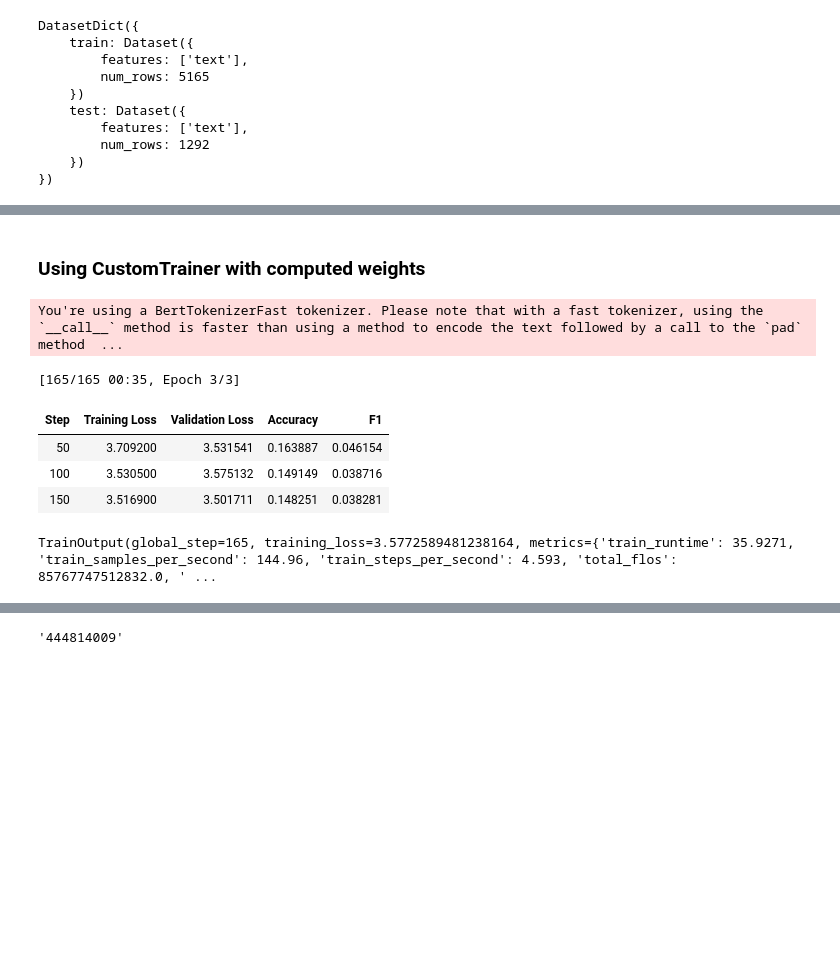
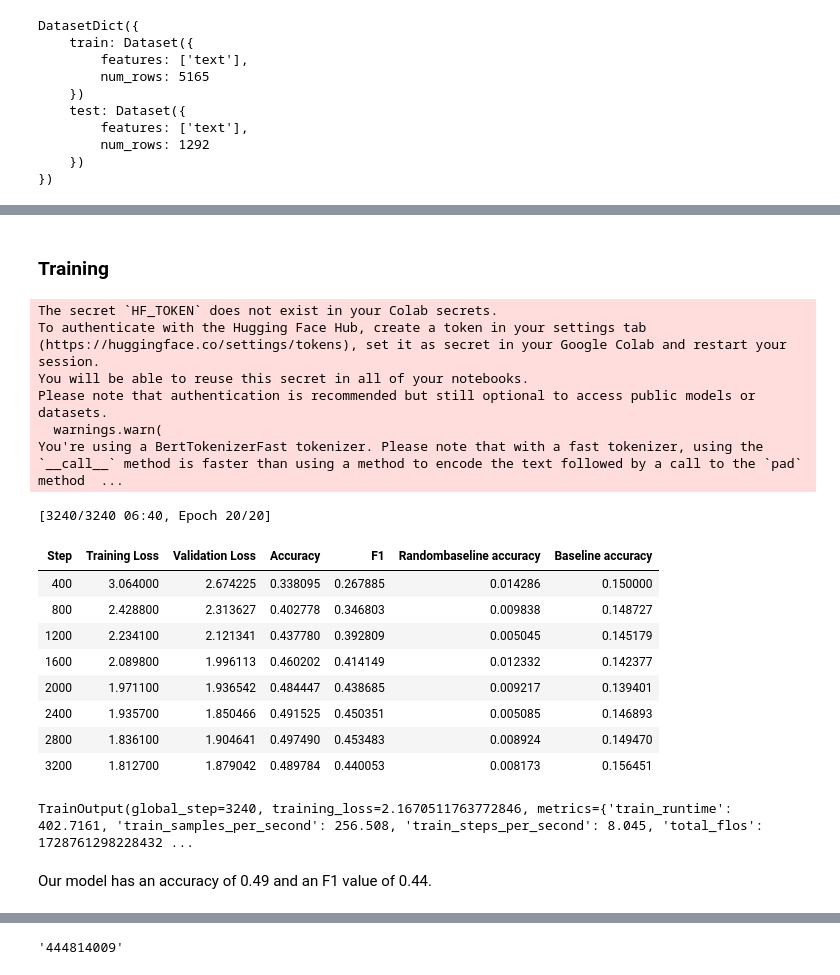
Before and after one commit to person1of2interest/diploma, a Jupyter notebook: BertForMaskedLM_7.ipynb, the cells around one changed output, grey strips where cells are left out. Drawn from its saved outputs; the diff is of its cells as text; code cells hidden in the pictures; blank space fills up the shorter version.

```diff
--- a/BertForMaskedLM_7.ipynb
+++ b/BertForMaskedLM_7.ipynb
@@ -36,15 +24,7 @@ Some weights of the model checkpoint at bert-base-uncased were not used when ini
-# %%
-model.cls.predictions.decoder = torch.nn.Linear(in_features=768,
-                                                out_features=tokenizer.vocab_size,
-                                                bias=True)
-# model
-# %%
-model.config.vocab_size = tokenizer.vocab_size
-# model.config
 # %%
 from datasets import load_dataset
 
-data = load_dataset('text', data_files='input_for_tokenizer_6.txt')
+data = load_dataset('text', data_files='input_6.txt')
 # %%
 data = data['train'].train_test_split(test_size=0.2, seed=43)
 # %%
@@ -179,5 +107,5 @@ array([0.00000000e+00, 0.00000000e+00, 9.05431679e-02, 9.05431679e-02,
 # %% [markdown]
-### Using CustomTrainer with computed weights
+### Training
 # %%
 from transformers import DataCollatorForLanguageModeling
 
@@ -201,52 +132,75 @@ class CustomTrainer(Trainer):
 # %%
 import evaluate
 import numpy as np
+from scipy.special import softmax
 
 def compute_metrics(eval_preds):
     metric1 = evaluate.load('accuracy')
     metric2 = evaluate.load('f1')
     logits, labels = eval_preds
-    predictions = np.argmax(logits, axis=-1)
-    d = {**metric1.compute(predictions=predictions[labels!=-100], references=labels[labels!=-100]),
-         **metric2.compute(predictions=predictions[labels!=-100], references=labels[labels!=-100], average='weighted')}
+    predictions = np.argmax(softmax(logits, axis=-1), axis=-1)
+    d = {**metric1.compute(predictions=predictions[labels!=-100],
+                           references=labels[labels!=-100]),
+         **metric2.compute(predictions=predictions[labels!=-100],
+                           references=labels[labels!=-100], average='weighted'),
+         # the accuracy of the model that produces a random diagnosis every time
+         'RandomBaseline Accuracy': metric1.compute(predictions=np.random.randint(5, high=122, size=len(labels[labels!=-100])),
+                                                    references=labels[labels!=-100])['accuracy'],
+         # the accuracy of the model that produces the most popular diagnosis for all patients
+         'Baseline Accuracy': metric1.compute(predictions=np.array([5]*len(labels[labels!=-100])),
+                                              references=labels[labels!=-100])['accuracy']}
     return d
 # %%
+batch_size = 32
+
 training_args = TrainingArguments(
-    output_dir='concepts-finetuned-bert-6',
+    output_dir='concepts-finetuned-bert',
     overwrite_output_dir = True,
     evaluation_strategy='steps',
-    per_device_train_batch_size=block_size,
-    per_device_eval_batch_size=block_size,
+    per_device_train_batch_size=batch_size,
+    per_device_eval_batch_size=batch_size,
     learning_rate=5e-5,
     weight_decay=0.01,
-    num_train_epochs=3,
+    num_train_epochs=20,
     logging_strategy='steps',
-    logging_steps=50,
-    #fp16=True, # enable mixed-precision training, which gives us another boost in speed
-    eval_steps=50,
+    logging_steps=400,
+    fp16=True, # enable mixed-precision training, which gives us another boost in speed
+    eval_steps=400,
     remove_unused_columns=False,
     push_to_hub=True,
 )
 
 trainer = Trainer(
     model=model,
     args=training_args,
-    train_dataset=lm_dataset['train'],
-    eval_dataset=lm_dataset['test'],
+    train_dataset=tokenized_data['train'],
+    eval_dataset=tokenized_data['test'],
     data_collator=data_collator,
     tokenizer=tokenizer,
     compute_metrics=compute_metrics,
 )
 
 trainer.train()
 # %% [output]
+The secret `HF_TOKEN` does not exist in your Colab secrets.
+To authenticate with the Hugging Face Hub, create a token in your settings tab (https://huggingface.co/settings/tokens), set it as secret in your Google Colab and restart your session.
+You will be able to reuse this secret in all of your notebooks.
+Please note that authentication is recommended but still optional to access public models or datasets.
+  warnings.warn(
 You're using a BertTokenizerFast tokenizer. Please note that with a fast tokenizer, using the `__call__` method is faster than using a method to encode the text followed by a call to the `pad` method  ...
-[165/165 00:35, Epoch 3/3]
+[3240/3240 06:40, Epoch 20/20]
-| Step | Training Loss | Validation Loss | Accuracy | F1 |
-| 50 | 3.709200 | 3.531541 | 0.163887 | 0.046154 |
-| 100 | 3.530500 | 3.575132 | 0.149149 | 0.038716 |
-| 150 | 3.516900 | 3.501711 | 0.148251 | 0.038281 |
+| Step | Training Loss | Validation Loss | Accuracy | F1 | Randombaseline accuracy | Baseline accuracy |
+| 400 | 3.064000 | 2.674225 | 0.338095 | 0.267885 | 0.014286 | 0.150000 |
+| 800 | 2.428800 | 2.313627 | 0.402778 | 0.346803 | 0.009838 | 0.148727 |
+| 1200 | 2.234100 | 2.121341 | 0.437780 | 0.392809 | 0.005045 | 0.145179 |
+| 1600 | 2.089800 | 1.996113 | 0.460202 | 0.414149 | 0.012332 | 0.142377 |
+| 2000 | 1.971100 | 1.936542 | 0.484447 | 0.438685 | 0.009217 | 0.139401 |
+| 2400 | 1.935700 | 1.850466 | 0.491525 | 0.450351 | 0.005085 | 0.146893 |
+| 2800 | 1.836100 | 1.904641 | 0.497490 | 0.453483 | 0.008924 | 0.149470 |
+| 3200 | 1.812700 | 1.879042 | 0.489784 | 0.440053 | 0.008173 | 0.156451 |
-TrainOutput(global_step=165, training_loss=3.5772589481238164, metrics={'train_runtime': 35.9271, 'train_samples_per_second': 144.96, 'train_steps_per_second': 4.593, 'total_flos': 85767747512832.0, ' ...
+TrainOutput(global_step=3240, training_loss=2.1670511763772846, metrics={'train_runtime': 402.7161, 'train_samples_per_second': 256.508, 'train_steps_per_second': 8.045, 'total_flos': 1728761298228432 ...
+# %% [markdown]
+Our model has an accuracy of 0.49 and an F1 value of 0.44.
 # %%
 import math
 
```
Also changed, not shown: parts of 35 cells of this notebook.
